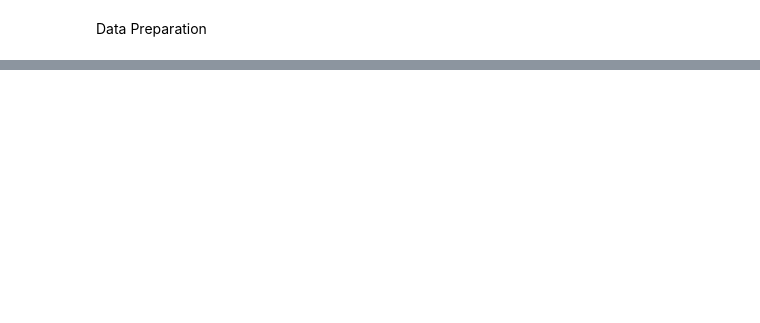
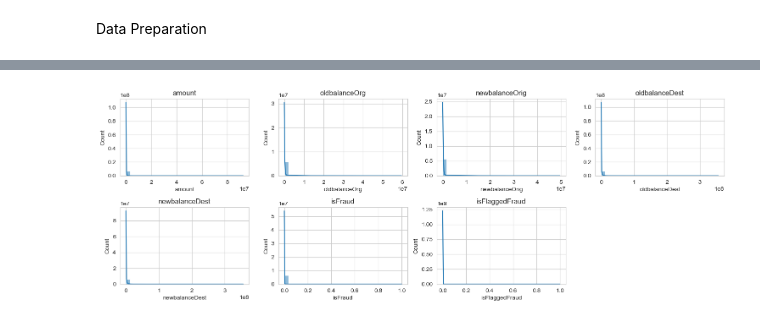
Before and after one commit to Jacqs395/Financial_Fraud, a Jupyter notebook: fin_fraud_eda.ipynb, the cells around one changed output, grey strips where cells are left out. Drawn from its saved outputs; the diff is of its cells as text; code cells hidden in the pictures; blank space fills up the shorter version.

```diff
--- a/fin_fraud_eda.ipynb
+++ b/fin_fraud_eda.ipynb
@@ -109,0 +222,29 @@ dtype: int64
+# %%
+#sns.countplot(data=df, x='amount')
+#plt.xlabel('Transaction Amouunt')
+#plt.ylabel('Count')
+#plt.title('Distribution of Transaction Amount')
+
+# create histograms to show how numerical columns are distributed, and their frequency/count
+from matplotlib import style
+
+
+other_df = df.drop(columns=['step', 'nameOrig', 'nameDest'])
+
+sns.set_style (style="whitegrid")
+
+numerical_cols = other_df.select_dtypes(include=['int64', 'float64']).columns
+
+plt.figure(figsize=(15,10))
+
+for i, col in enumerate(numerical_cols, 1):
+    plt.subplot(4, 4, i)
+    sns.histplot(df[col], kde=True, bins=30)
+    plt.title(col)
+    plt.xlabel(col)
+    plt.ylabel("Count")
+    plt.tight_layout()
+
+plt.show()
+# %% [output]
+[figure, added]
```
Also changed, not shown: parts of 20 cells of this notebook.
